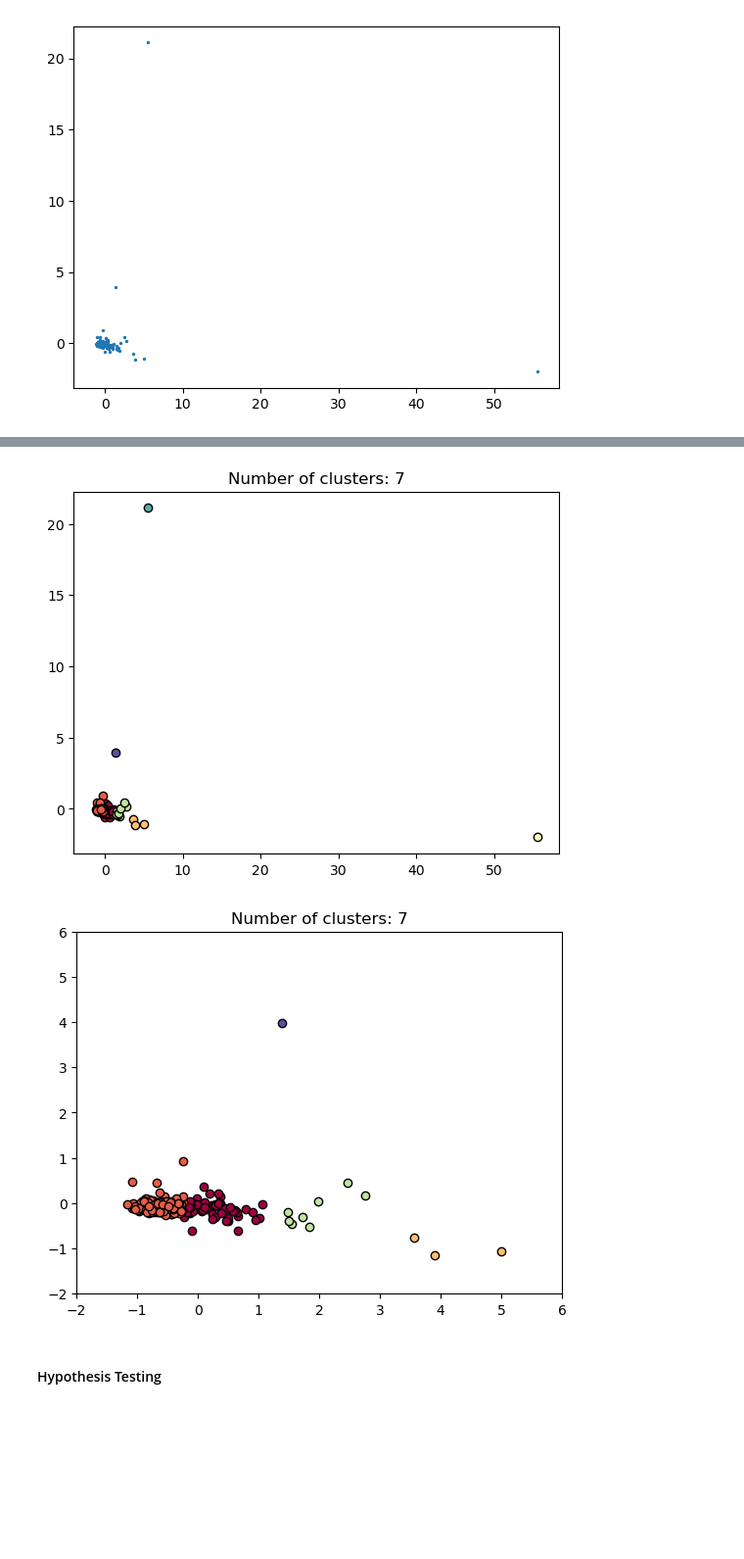
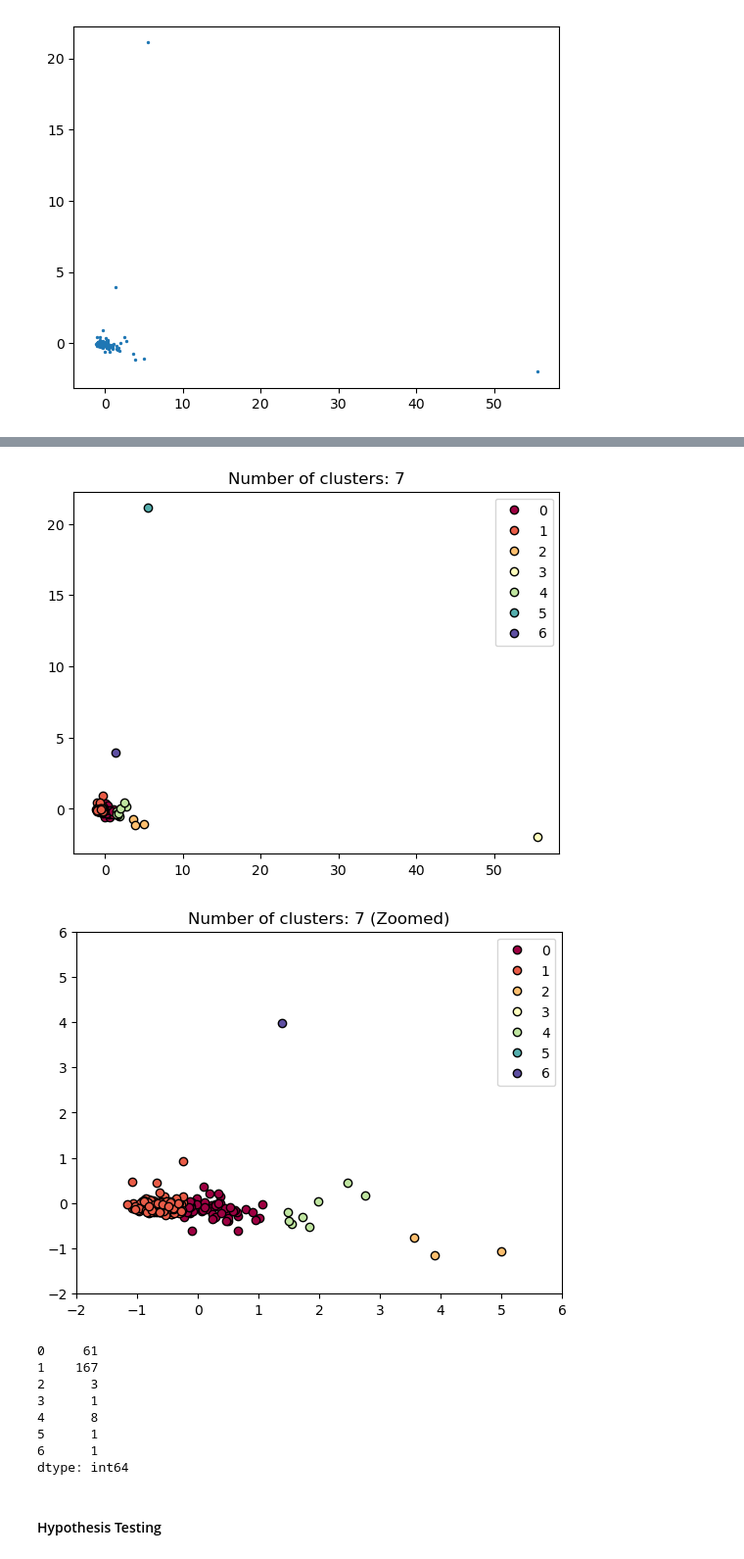
Before and after one commit to zhayes42/CS3870-WRUV, a Jupyter notebook: main.ipynb, the cells around one changed output, grey strips where cells are left out. Shown: that part at 98% size. Saved outputs shown, nothing was run; the diff lists cells and outputs as text; code cells hidden in the pictures; blank space fills up the shorter version.

Commit message:
Cluster counts and some cleanup

```diff
--- a/main.ipynb
+++ b/main.ipynb
@@ -536,40 +538,53 @@ def agglom_cluster(x: np.ndarray, n_clusters: int = N_CLUSTERS):
         https://scikit-learn.org/stable/auto_examples/cluster/plot_dbscan.html#sphx-glr-auto-examples-cluster-plot-dbscan-py
         """
 
         unique_labels = set(labels)
 
         colors = [plt.cm.Spectral(each) for each in np.linspace(0, 1, len(unique_labels))]
         for k, col in zip(unique_labels, colors):
-            if k == -1:
-                # Black used for noise.
-                col = [0, 0, 0, 1]
-
             class_member_mask = labels == k
             xy = x[class_member_mask]
             plt.plot(
                 xy[:, 0],
                 xy[:, 1],
                 "o",
                 markerfacecolor=tuple(col),
                 markeredgecolor="k",
                 markersize=6,
+                label=k
             )
 
     plt.figure(0)
     cluster_vis()
+    plt.legend(loc="upper right")
     plt.title(f"Number of clusters: {n_clusters}")
     plt.show()
 
     # Zoom in visualization, ignoring outliers
     plt.figure(1)
     cluster_vis()
     plt.axis([-2, 6, -2, 6])
-    plt.title(f"Number of clusters: {n_clusters}")
+    plt.legend(loc="upper right")
+    plt.title(f"Number of clusters: {n_clusters} (Zoomed)")
     plt.show()
 
-agglom_cluster(data)
+    # Return cluster counts
+    cluster_num, counts = np.unique(labels, return_counts=True)
+    return pd.Series(data=counts, index=cluster_num)
+
+
+cluster_counts = agglom_cluster(data)
+cluster_counts
 # %% [output]
-[figure, old version]
+[figure, new version]
-[figure, old version]
+[figure, new version]
+0     61
+1    167
+2      3
+3      1
+4      8
+5      1
+6      1
+dtype: int64
 # %% [markdown]
 #### Hypothesis Testing
```
Also changed, not shown: parts of 2 cells of this notebook.
